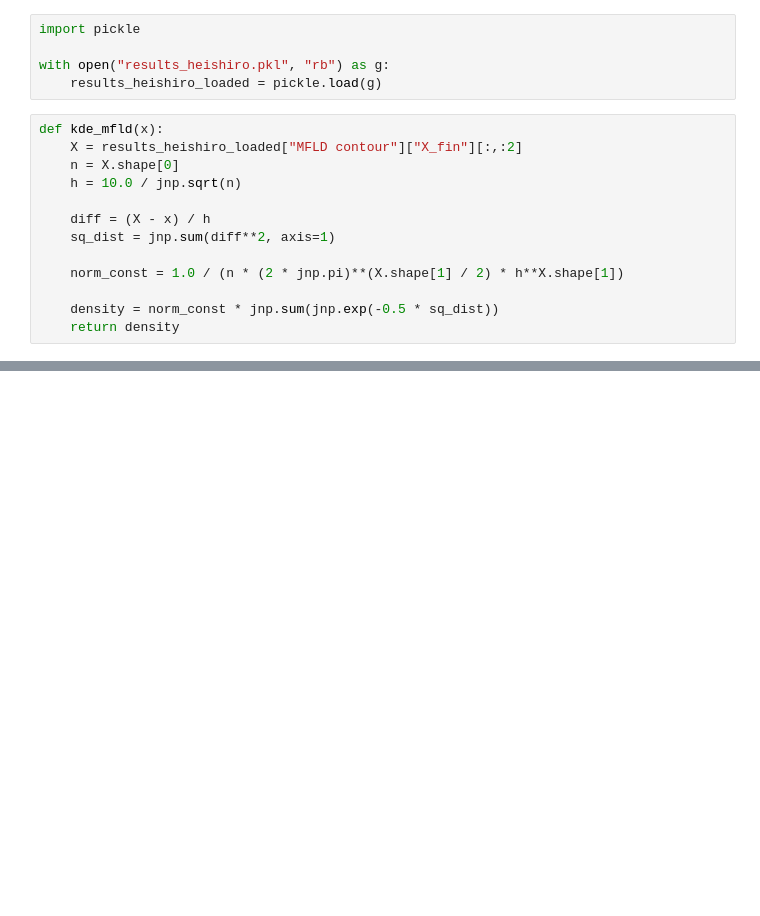
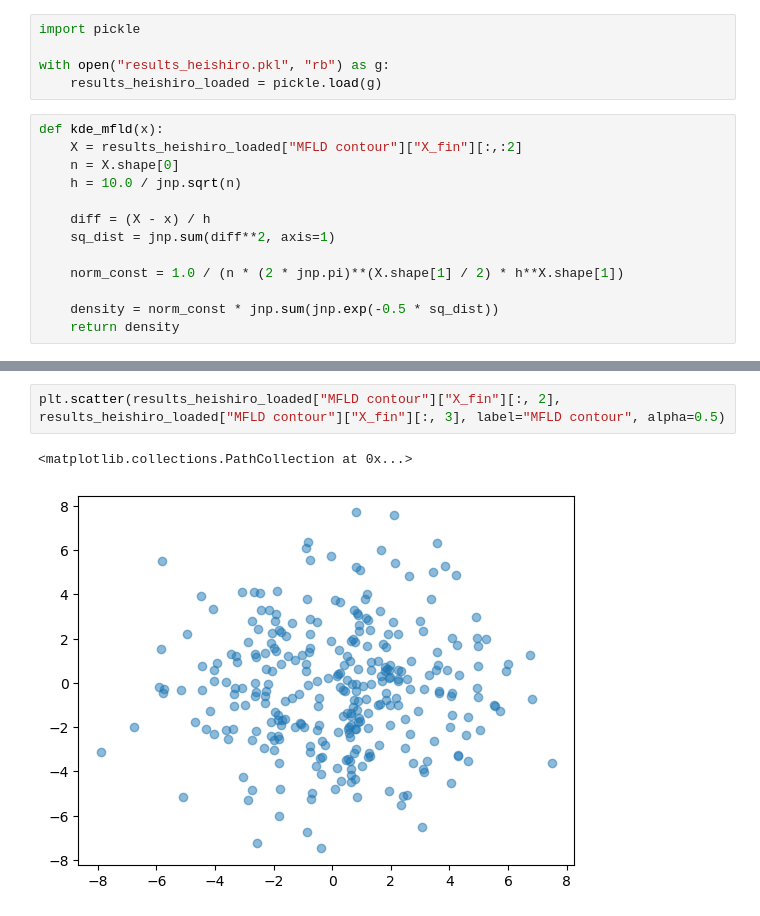
Before and after one commit to congyewang/kgd-code, a Jupyter notebook: fig2_bis.ipynb, the cells around one changed output, grey strips where cells are left out. Drawn from its saved outputs; the diff is of its cells as text; blank space fills up the shorter version.

```diff
--- a/fig2_bis.ipynb
+++ b/fig2_bis.ipynb
@@ -184,0 +157,5 @@ plt.show()
+# %%
+plt.scatter(results_heishiro_loaded["MFLD contour"]["X_fin"][:, 2], results_heishiro_loaded["MFLD contour"]["X_fin"][:, 3], label="MFLD contour", alpha=0.5)
+# %% [output]
+<matplotlib.collections.PathCollection at 0x...>
+[figure, added]
```
Also changed, not shown: parts of 5 cells of this notebook, 15 other files.
